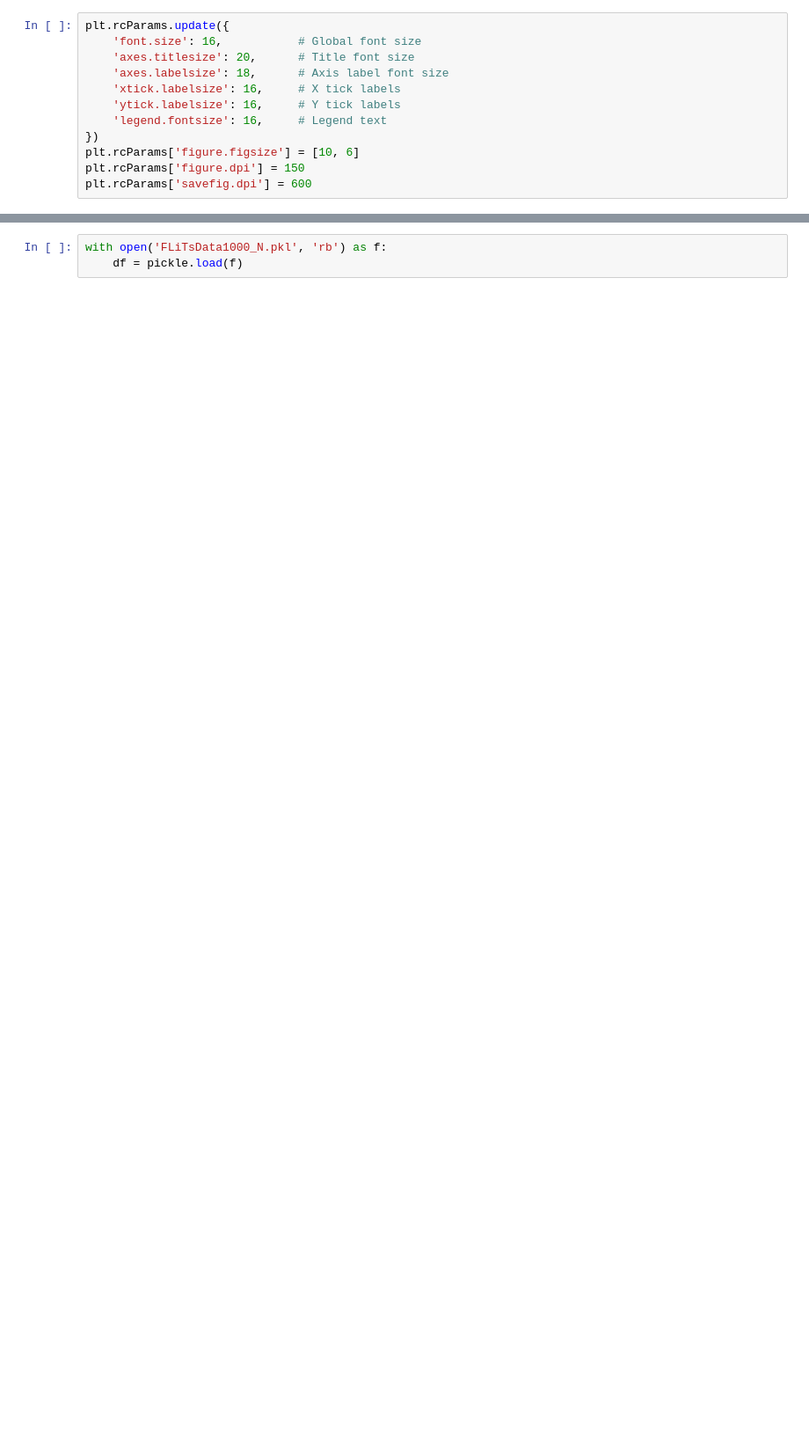
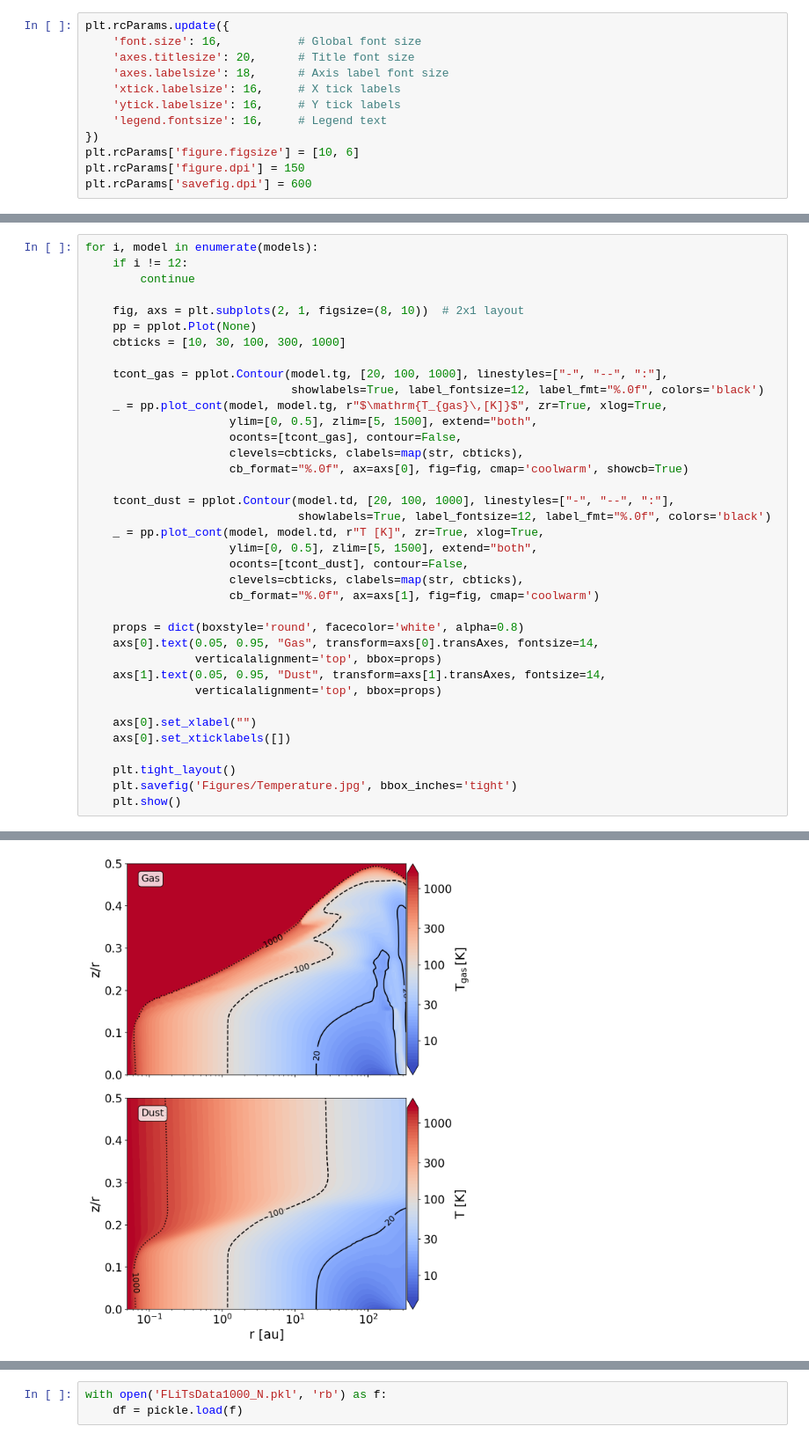
Before and after one commit to nielsklerk/BRP, a Jupyter notebook: PresentationFigures.ipynb, the cells around one changed output, grey strips where cells are left out. Shown at 88% size. Drawn from its saved outputs; the diff is of its cells as text; blank space fills up the shorter version.

```diff
--- a/PresentationFigures.ipynb
+++ b/PresentationFigures.ipynb
@@ -267,0 +299,38 @@ plt.show()
+# %%
+for i, model in enumerate(models):
+    if i != 12:
+        continue
+
+    fig, axs = plt.subplots(2, 1, figsize=(8, 10))  # 2x1 layout
+    pp = pplot.Plot(None)
+    cbticks = [10, 30, 100, 300, 1000]
+
+    tcont_gas = pplot.Contour(model.tg, [20, 100, 1000], linestyles=["-", "--", ":"],
+                              showlabels=True, label_fontsize=12, label_fmt="%.0f", colors='black')
+    _ = pp.plot_cont(model, model.tg, r"$\mathrm{T_{gas}\,[K]}$", zr=True, xlog=True,
+                     ylim=[0, 0.5], zlim=[5, 1500], extend="both",
+                     oconts=[tcont_gas], contour=False,
+                     clevels=cbticks, clabels=map(str, cbticks),
+                     cb_format="%.0f", ax=axs[0], fig=fig, cmap='coolwarm', showcb=True)
+
+    tcont_dust = pplot.Contour(model.td, [20, 100, 1000], linestyles=["-", "--", ":"],
+                               showlabels=True, label_fontsize=12, label_fmt="%.0f", colors='black')
+    _ = pp.plot_cont(model, model.td, r"T [K]", zr=True, xlog=True,
+                     ylim=[0, 0.5], zlim=[5, 1500], extend="both",
+                     oconts=[tcont_dust], contour=False,
+                     clevels=cbticks, clabels=map(str, cbticks),
+                     cb_format="%.0f", ax=axs[1], fig=fig, cmap='coolwarm')
+
+    props = dict(boxstyle='round', facecolor='white', alpha=0.8)
+    axs[0].text(0.05, 0.95, "Gas", transform=axs[0].transAxes, fontsize=14,
+                verticalalignment='top', bbox=props)
+    axs[1].text(0.05, 0.95, "Dust", transform=axs[1].transAxes, fontsize=14,
+                verticalalignment='top', bbox=props)
+
+    axs[0].set_xlabel("")
+    axs[0].set_xticklabels([])
+
+    plt.tight_layout()
+    plt.savefig('Figures/Temperature.jpg', bbox_inches='tight')
+    plt.show()
+# %% [output]
@@ -267,0 +339 @@ plt.show()
+[figure, added]
```
Also changed, not shown: parts of 10 cells of this notebook, 4 other files.
